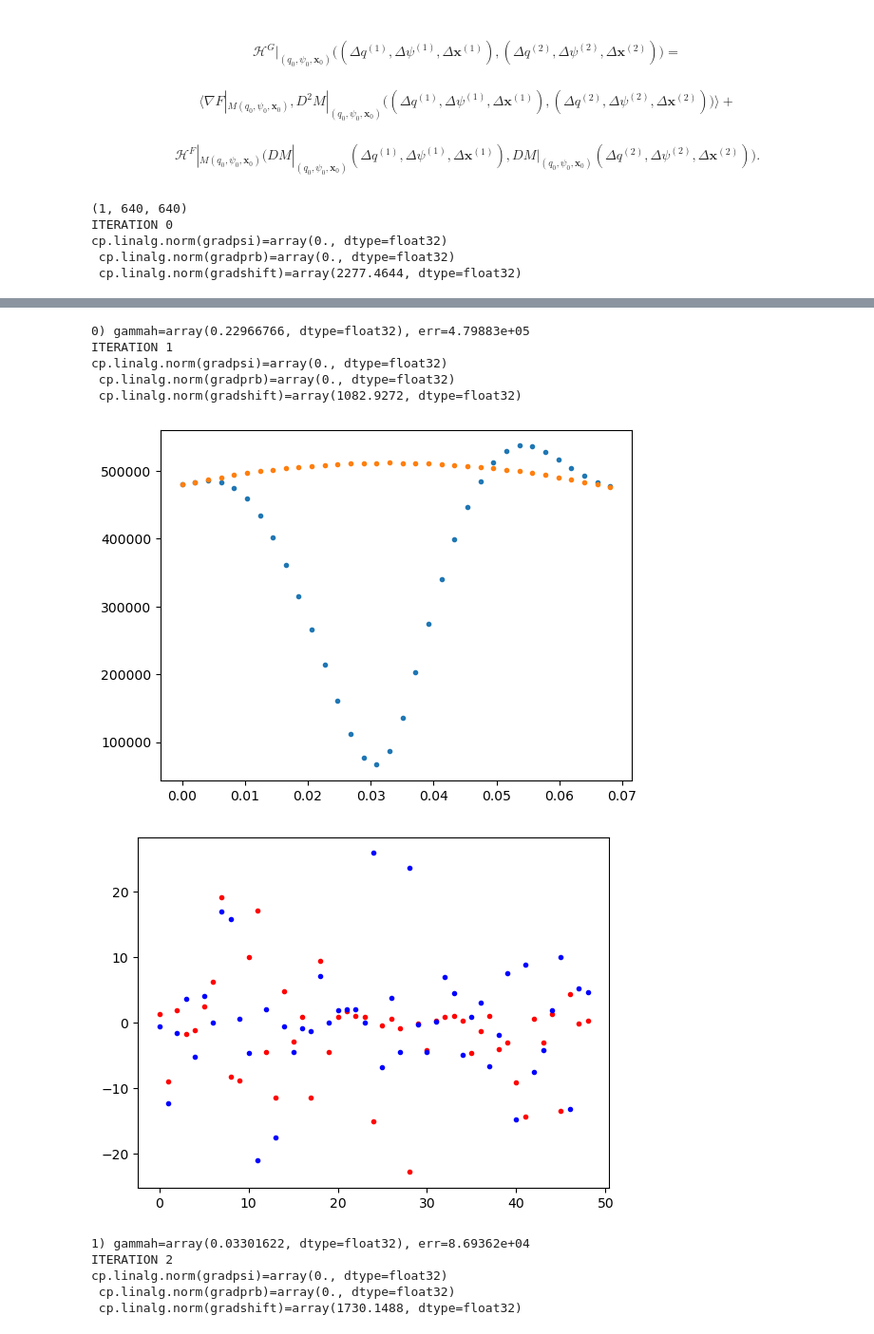
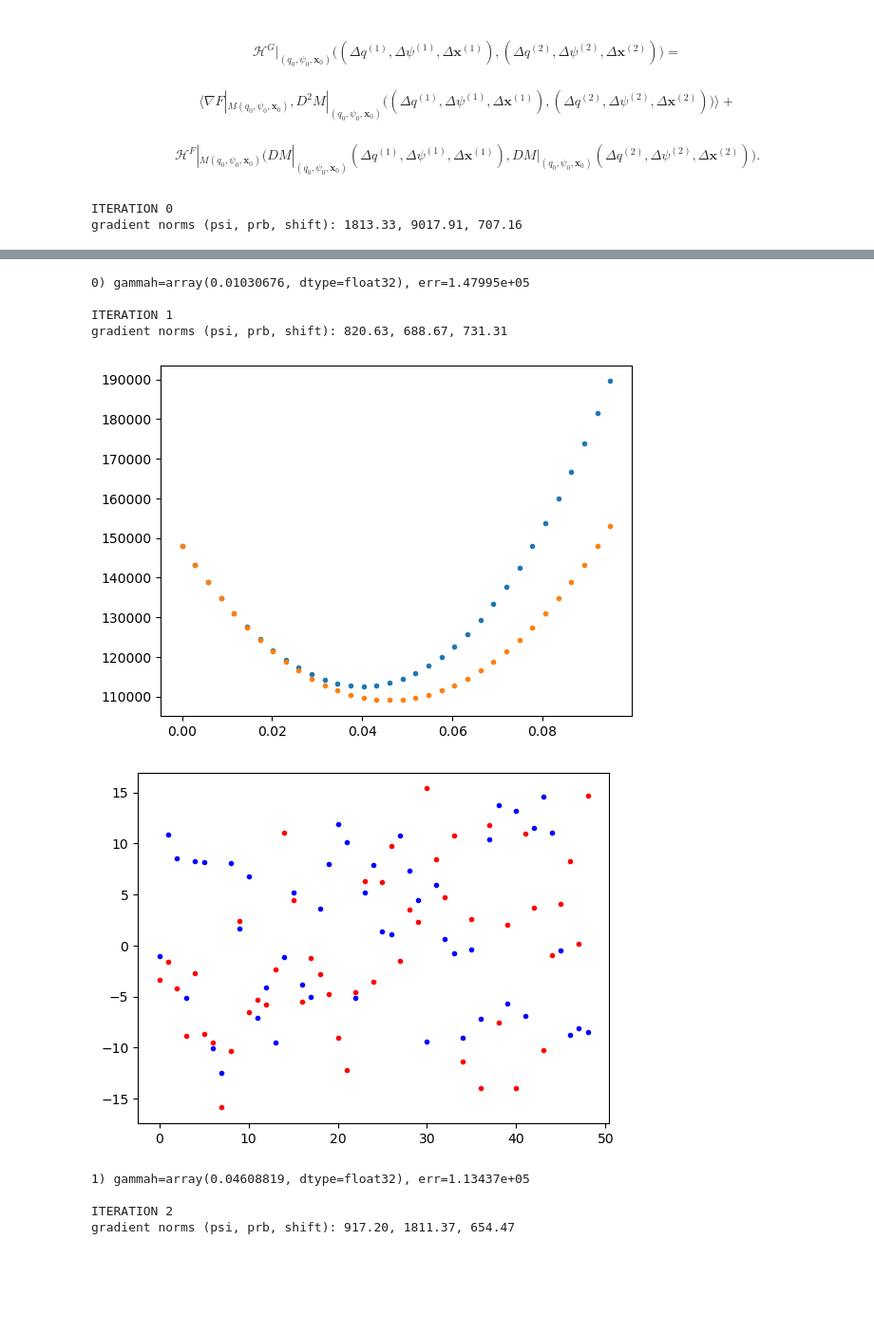
Before and after one commit to nikitinvv/holotomocupy, a Jupyter notebook: coded_apertures/pipeline/rec_nfp_position.ipynb, the cells around one changed output, grey strips where cells are left out. Shown at 95% size. Drawn from its saved outputs; the diff is of its cells as text; code cells hidden in the pictures; blank space fills up the shorter version.

```diff
--- a/coded_apertures/pipeline/rec_nfp_position.ipynb
+++ b/coded_apertures/pipeline/rec_nfp_position.ipynb
@@ -221,10 +177,9 @@ def gradients(psi,q,x,d):
 # %%
 def DT(psi,x,dx):
     xi1 = cp.fft.fftfreq(2*psi.shape[-1]).astype('float32')
-    xi1=xi1*(-2*cp.pi*1j)*rho##!!!
     [xi2, xi1] = cp.meshgrid(xi1, xi1)
-    tksi1 = Twop(psi,x,xi1)
-    tksi2 = Twop(psi,x,xi2)
+    tksi1 = Twop(psi,x,-2*cp.pi*1j*xi1)
+    tksi2 = Twop(psi,x,-2*cp.pi*1j*xi2)
     res = tksi1*dx[:,:,0,None,None]+tksi2*dx[:,:,1,None,None]
     return res
 # %% [markdown]
@@ -249,7 +202,7 @@ def D2T(psi,x,dx1,dx2):
 #### $$ J(\Delta q)\cdot S_{\boldsymbol{x}_{0,k}}(\psi_0)+ J(q_0)\cdot S_{\boldsymbol{x}_{0}}{(\Delta \psi)}+  \Big(q_0\cdot DT_{\psi_0}|_{{\boldsymbol{x}_{0,k}}}( \Delta \boldsymbol{x}_k) \Big)_{k=1}^K$$
 # %%
 def DM(psi,q,x,dpsi,dq,dx):
-    res= dq*Sop(psi,x*rho)+q*(Sop(dpsi,x*rho)+DT(psi,x,dx))
+    res = dq*Sop(psi,x)+q*(Sop(dpsi,x)+rho*DT(psi,x,dx))
     return res
 # %% [markdown]
 ##### $$ D^2M|_{(q_0,\psi_0,\boldsymbol{x})}\big((\Delta q^{(1)}, \Delta \psi^{(1)},\Delta\boldsymbol{x}^{(1)}),(\Delta q^{(2)}, \Delta \psi^{(2)},\Delta\boldsymbol{x}^{(2)})\big)= $$
@@ -258,9 +211,9 @@ def DM(psi,q,x,dpsi,dq,dx):
 ##### $$\Delta q^{(1)}\cdot DT_{\psi_0}|_{{\boldsymbol{x}_{0,k}}}( \Delta \boldsymbol{x}^{(2)})+\Delta q^{(2)}\cdot DT_{\psi_0}|_{{\boldsymbol{x}_{0,k}}}( \Delta \boldsymbol{x}^{(1)})\Big)_{k=1}^K.$$
 # %%
 def D2M(psi,q,x,dpsi1,dq1,dx1,dpsi2,dq2,dx2):
-    res =  q*DT(dpsi1,x,dx2) + q*DT(dpsi2,x,dx1) + q*D2T(psi,x,dx1,dx2)
-    res += dq1*Sop(dpsi2,x*rho) + dq2*Sop(dpsi1,x*rho)
-    res += dq1*DT(psi,x,dx2) + dq2*DT(psi,x,dx1)
+    res =  q*rho*DT(dpsi1,x,dx2) + q*rho*DT(dpsi2,x,dx1) + q*rho**2*D2T(psi,x,dx1,dx2)
+    res += dq1*Sop(dpsi2,x) + dq2*Sop(dpsi1,x)
+    res += dq1*rho*DT(psi,x,dx2) + dq2*rho*DT(psi,x,dx1)
     return res
 # %% [markdown]
 ##### $$\mathcal{H}^G|_{ (q_0,\psi_0,\boldsymbol{x}_0)}\Big((\Delta q^{(1)},\Delta \psi^{(1)},\Delta \boldsymbol{x}^{(1)}),(\Delta q^{(2)},\Delta \psi^{(2)},\Delta \boldsymbol{x}^{(2)})\Big)=$$
@@ -269,10 +222,8 @@ def D2M(psi,q,x,dpsi1,dq1,dx1,dpsi2,dq2,dx2):
 # %%
 def hessian2(psi,q,x,dpsi1,dq1,dx1,dpsi2,dq2,dx2,data):
     gradF = gradientF(psi,q,x,data)
-
-    res = cp.real(cp.sum(gradF*cp.conj(D2M(psi,q,x,dpsi1,dq1,dx1,dpsi2,dq2,dx2))))
-    res += hessianF(Sop(psi,x*rho)*q, DM(psi,q,x,dpsi1,dq1,dx1),DM(psi,q,x,dpsi2,dq2,dx2),data)
-
+    res = cp.sum(cp.real(gradF*cp.conj(D2M(psi,q,x,dpsi1,dq1,dx1,dpsi2,dq2,dx2))))
+    res += hessianF(Sop(psi,x)*q, DM(psi,q,x,dpsi1,dq1,dx1), DM(psi,q,x,dpsi2,dq2,dx2),data)
     return res
 # %%
 def rec_init(ref0,data00,shifts):
@@ -358,13 +284,9 @@ def plot_debug3(shifts):
     plt.plot((shifts_gt[0,:,1]).get()-(shifts[0,:,1]).get(),'b.')
     plt.show()
 # %%
-
-def cg_holo(data,ref, init_psi,init_prb,init_shifts, pars):
+def cg_holo(data, psi, prb,init_shifts, pars):
 
     data = np.sqrt(data)
-    ref = np.sqrt(ref)
-    psi = init_psi.copy()
-    prb = init_prb.copy()
     shifts = init_shifts.copy()
 
     conv = np.zeros(pars['niter'])
@@ -373,29 +295,24 @@ def cg_holo(data,ref, init_psi,init_prb,init_shifts, pars):
     for i in range(pars['niter']):
         print(f"ITERATION {i}")
 
-        gradpsi,gradprb,gradshift = gradients(psi,prb,shifts,data)
-        # gradpsi[:] = 0
-        # gradprb[:] = 0
-        # gradshift[:]=0
-        print(f'{cp.linalg.norm(gradpsi)=}\n {cp.linalg.norm(gradprb)=}\n {cp.linalg.norm(gradshift)=}')
-
-        # plot_debug1(psi,prb,shifts,gradshift,data)
+        gradpsi, gradprb, gradshift = gradients(psi,prb,shifts*rho,data)
+        print(f'gradient norms (psi, prb, shift): {cp.linalg.norm(gradpsi):.2f}, {cp.linalg.norm(gradprb):.2f}, {cp.linalg.norm(gradshift):.2f}')
 
         if i==0:
             etapsi = -gradpsi
             etaprb = -gradprb
             etashift = -gradshift
         else:
-            beta = hessian2(psi,prb,shifts,gradpsi,gradprb,gradshift,etapsi,etaprb,etashift,data)/\
-                   hessian2(psi,prb,shifts, etapsi, etaprb, etashift,etapsi,etaprb,etashift,data)
+            beta = hessian2(psi,prb,shifts*rho,gradpsi,gradprb,gradshift,etapsi,etaprb,etashift,data)/\
+                   hessian2(psi,prb,shifts*rho, etapsi, etaprb, etashift,etapsi,etaprb,etashift,data)
             etapsi = -gradpsi + beta*etapsi
             etaprb = -gradprb + beta*etaprb
             etashift = -gradshift + beta*etashift
-        #top
+
         top = -(cp.sum(cp.real(gradpsi*cp.conj(etapsi)))+
                 cp.sum(cp.real(gradprb*cp.conj(etaprb)))+
                 cp.sum(cp.real(gradshift*cp.conj(etashift))))
-        bottom = hessian2(psi,prb,shifts,etapsi,etaprb,etashift,
+        bottom = hessian2(psi,prb,shifts*rho,etapsi,etaprb,etashift,
                                          etapsi,etaprb,etashift,data)
         gammah = top/bottom
 
@@ -412,33 +329,25 @@ def cg_holo(data,ref, init_psi,init_prb,init_shifts, pars):
             err = minf(fpsi,data)
             conv[i] = err
             gammaha[i] = gammah
-            print(f'{i}) {gammah=}, {err=:1.5e}')
+            print(f'{i}) {gammah=}, {err=:1.5e}\n')
 
-    return psi,prb,conv,gammaha
+    return conv,gammaha
 
 rec_psi = cp.ones([1,ne,ne],dtype='complex64')
 data = cp.array(data00.copy())
-ref = cp.array(ref0.copy())
 rec_shifts = cp.array(shifts/rho)
 shifts_gt = cp.array(shifts/rho)
-
-rec_shifts[:,:,:] += 4*(cp.random.random(rec_shifts.shape)-0.5)/rho
-# rec_shifts[:,0,0]+=10/rho
-# rec_shifts=cp.array(np.load('rec_shifts.npy'))
+rec_shifts += 4*(cp.random.random(rec_shifts.shape)-0.5)/rho
 
 rec_psi = rec_init(ref0,data00,rec_shifts*rho)
 rec_prb = cp.ones([1,n+2*pad,n+2*pad],dtype='complex64')
-pars = {'niter': 64, 'err_step': 1, 'vis_step': -1}
+pars = {'niter': 257, 'err_step': 1, 'vis_step': -1}
 
 # rec_prb = cp.array(np.load(f'{path}/data/prb_{flg}.npy'))
-# print(rec_prb.shape)
 # rec_psi = cp.array(np.load(f'{path}/data/psi_{flg}.npy'))
 rec_psi = rec_psi[:,rec_psi.shape[1]//2-ne//2:rec_psi.shape[1]//2+ne//2,rec_psi.shape[2]//2-ne//2:rec_psi.shape[2]//2+ne//2]
 
-rec_psi,rec_prb,conv,gammaha = cg_holo(data,ref,rec_psi,rec_prb,rec_shifts, pars)
+conv,gammaha = cg_holo(data,rec_psi,rec_prb,rec_shifts, pars)
 # %% [output]
-(1, 640, 640)
 ITERATION 0
-cp.linalg.norm(gradpsi)=array(0., dtype=float32)
- cp.linalg.norm(gradprb)=array(0., dtype=float32)
- cp.linalg.norm(gradshift)=array(2277.4644, dtype=float32)
+gradient norms (psi, prb, shift): 1813.33, 9017.91, 707.16
@@ -447,12 +356,10 @@ cp.linalg.norm(gradpsi)=array(0., dtype=float32)
-0) gammah=array(0.22966766, dtype=float32), err=4.79883e+05
+0) gammah=array(0.01030676, dtype=float32), err=1.47995e+05
+
 ITERATION 1
-cp.linalg.norm(gradpsi)=array(0., dtype=float32)
- cp.linalg.norm(gradprb)=array(0., dtype=float32)
- cp.linalg.norm(gradshift)=array(1082.9272, dtype=float32)
+gradient norms (psi, prb, shift): 820.63, 688.67, 731.31
-[figure, old version]
+[figure, new version]
-[figure, old version]
+[figure, new version]
-1) gammah=array(0.03301622, dtype=float32), err=8.69362e+04
+1) gammah=array(0.04608819, dtype=float32), err=1.13437e+05
+
 ITERATION 2
-cp.linalg.norm(gradpsi)=array(0., dtype=float32)
- cp.linalg.norm(gradprb)=array(0., dtype=float32)
- cp.linalg.norm(gradshift)=array(1730.1488, dtype=float32)
+gradient norms (psi, prb, shift): 917.20, 1811.37, 654.47
```
Also changed, not shown: parts of 13 cells of this notebook, 13 other files.
